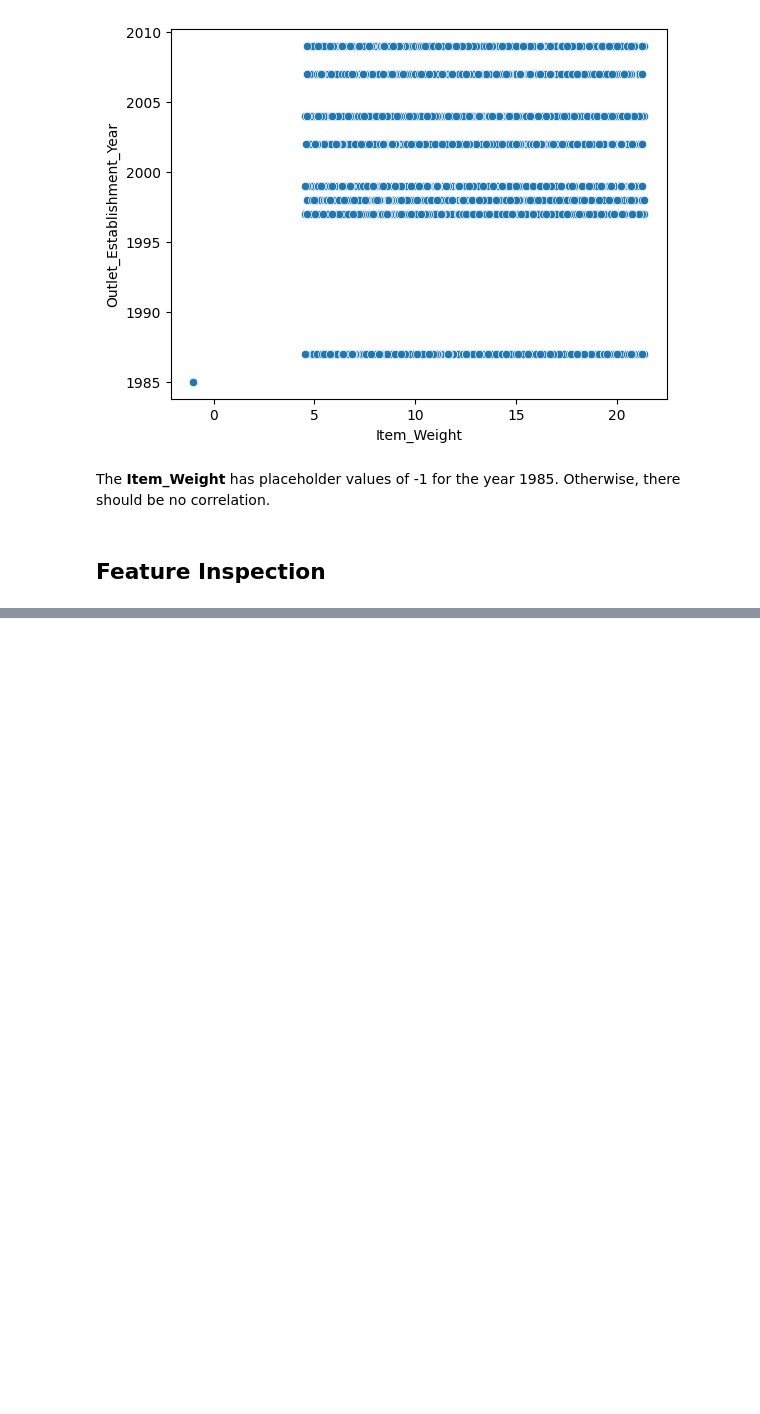
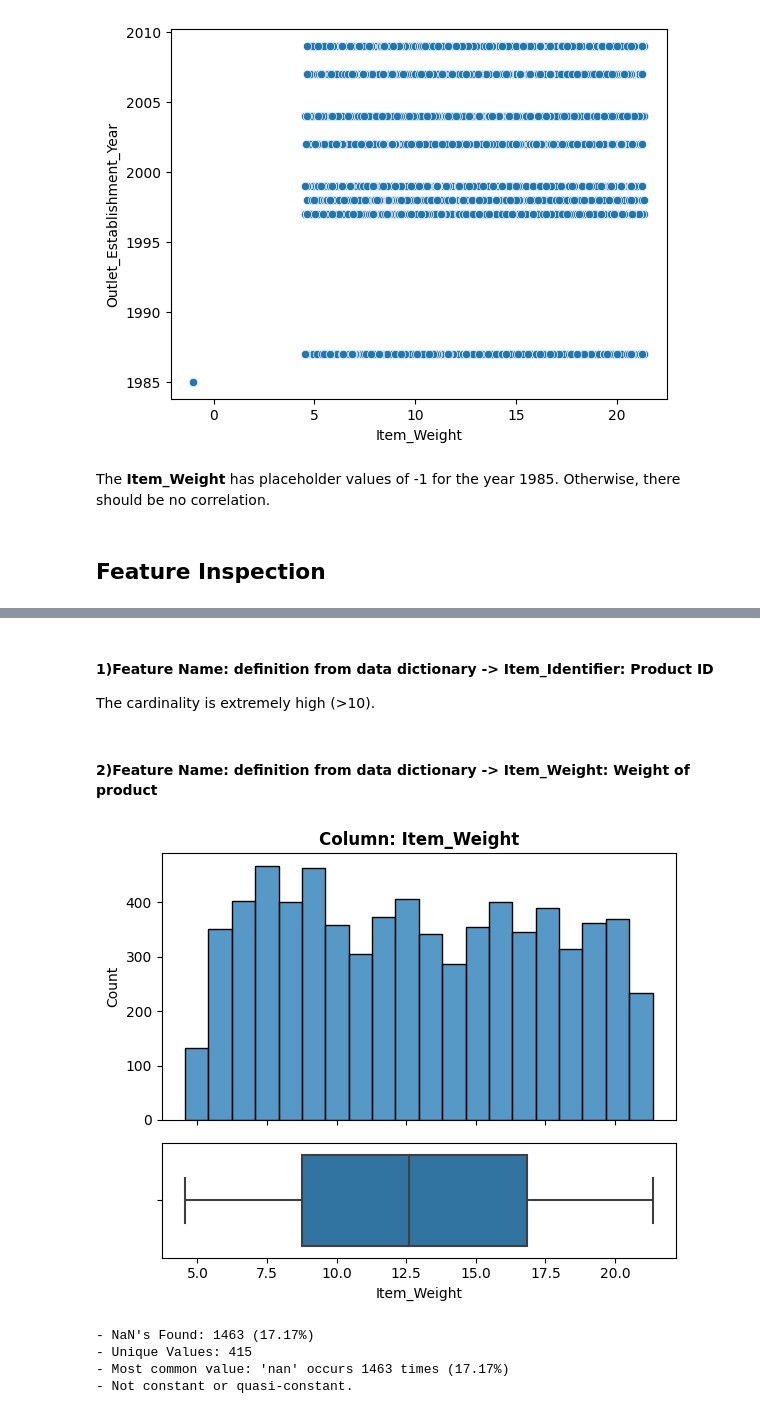
Before and after one commit to dimLMT/Just-try, a Jupyter notebook: Prediction_of_Product_Sales.ipynb, the cells around one changed output, grey strips where cells are left out. Cells and saved outputs as stored; diff of their text form; code cells hidden in the pictures; blank space fills up the shorter version.

```diff
--- a/Prediction_of_Product_Sales.ipynb
+++ b/Prediction_of_Product_Sales.ipynb
@@ -264,0 +271,4 @@ The **Item_Weight** has placeholder values of -1 for the year 1985. Otherwise, t
+# %%
+target = 'Item_Outlet_Sales'
+df['Item_Weight'] = df['Item_Weight'].replace(-1, np.nan)
+df['Item_Weight'].value_counts(dropna=False)
@@ -264,0 +288,68 @@ The **Item_Weight** has placeholder values of -1 for the year 1985. Otherwise, t
+# %% [markdown]
+#### 1)Feature Name: definition from data dictionary -> Item_Identifier: Product ID
+
+The cardinality is extremely high (>10).
+# %% [markdown]
+#### 2)Feature Name: definition from data dictionary -> Item_Weight: Weight of product
+# %%
+def explore_numeric(df, x, figsize=(6,5) ):
+  """Creates a seaborn histplot and boxplot with a share x-axis,
+  Prints statements about null values, cardinality, and checks for
+  constant/quasi-constant features.
+  """
+
+  ## Save null value counts and percent for printing
+  null_count = df[x].isna().sum()
+  null_perc = null_count/len(df)* 100
+
+
+  ## Making our figure with gridspec for subplots
+  gridspec = {'height_ratios':[0.7,0.3]}
+  fig, axes = plt.subplots(nrows=2, figsize=figsize,
+                           sharex=True, gridspec_kw=gridspec)
+  # Histogram on Top
+  sns.histplot(data=df, x=x, ax=axes[0])
+
+  # Boxplot on Bottom
+  sns.boxplot(data=df, x=x, ax=axes[1])
+
+  ## Adding a title
+  axes[0].set_title(f"Column: {x}", fontweight='bold')
+
+  ## Adjusting subplots to best fill Figure
+  fig.tight_layout()
+
+  # Ensure plot is shown before message
+  plt.show()
+
+
+  # Print null value info
+  print(f"- NaN's Found: {null_count} ({round(null_perc,2)}%)")
+  # Print cardinality info
+  nunique = df[x].nunique()
+  print(f"- Unique Values: {nunique}")
+
+
+  # Get the most most common value, its count as # and as %
+  most_common_val_count = df[x].value_counts(dropna=False).head(1)
+  most_common_val = most_common_val_count.index[0]
+  freq = most_common_val_count.values[0]
+  perc_most_common = freq / len(df) * 100
+
+  print(f"- Most common value: '{most_common_val}' occurs {freq} times ({round(perc_most_common,2)}%)")
+
+  # print message if quasi-constant or constant (most common val more than 98% of data)
+  if perc_most_common > 98:
+    print(f"\n- [!] Warning: '{x}' is a constant or quasi-constant feature and should be dropped.")
+  else:
+    print("- Not constant or quasi-constant.")
+  return fig, axes
+
+## Call Univariate Numerical EDA function
+explore_numeric(df, 'Item_Weight');
+# %% [output]
+[figure, added]
+- NaN's Found: 1463 (17.17%)
+- Unique Values: 415
+- Most common value: 'nan' occurs 1463 times (17.17%)
+- Not constant or quasi-constant.
```
Also changed, not shown: parts of 50 cells of this notebook.
